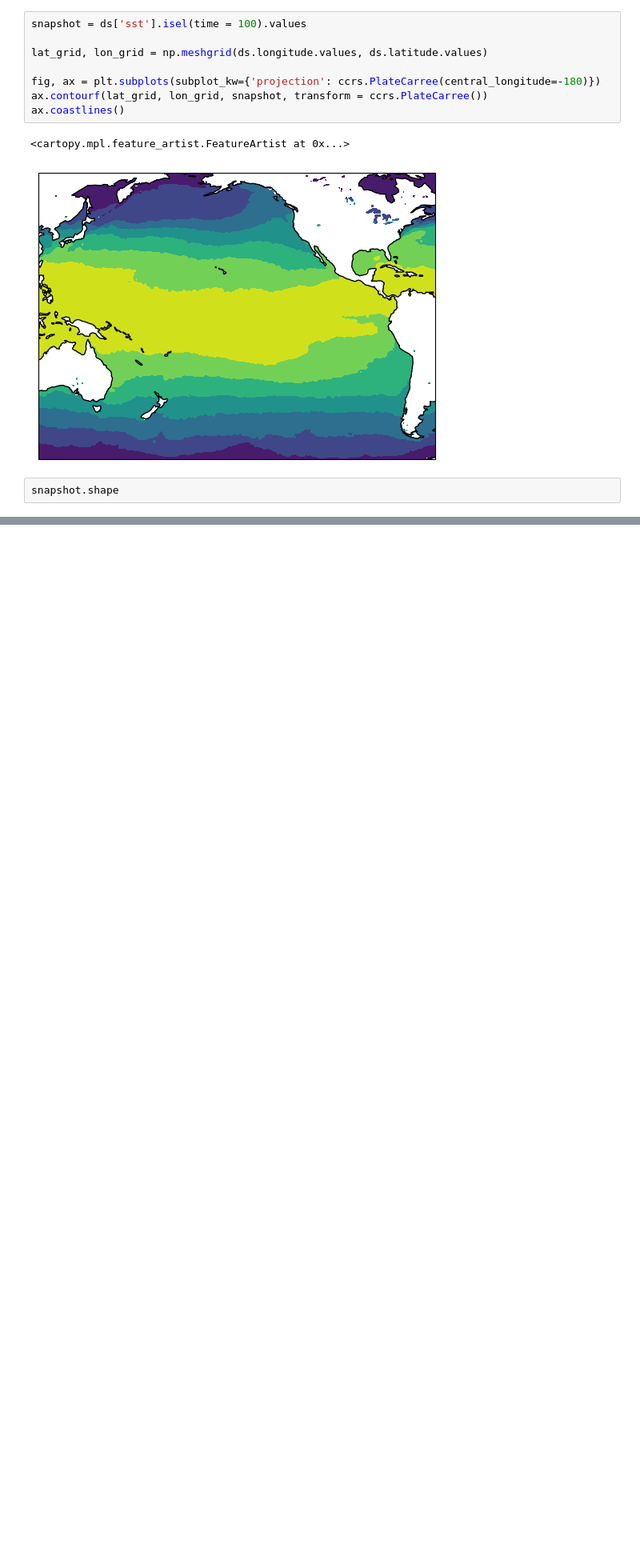
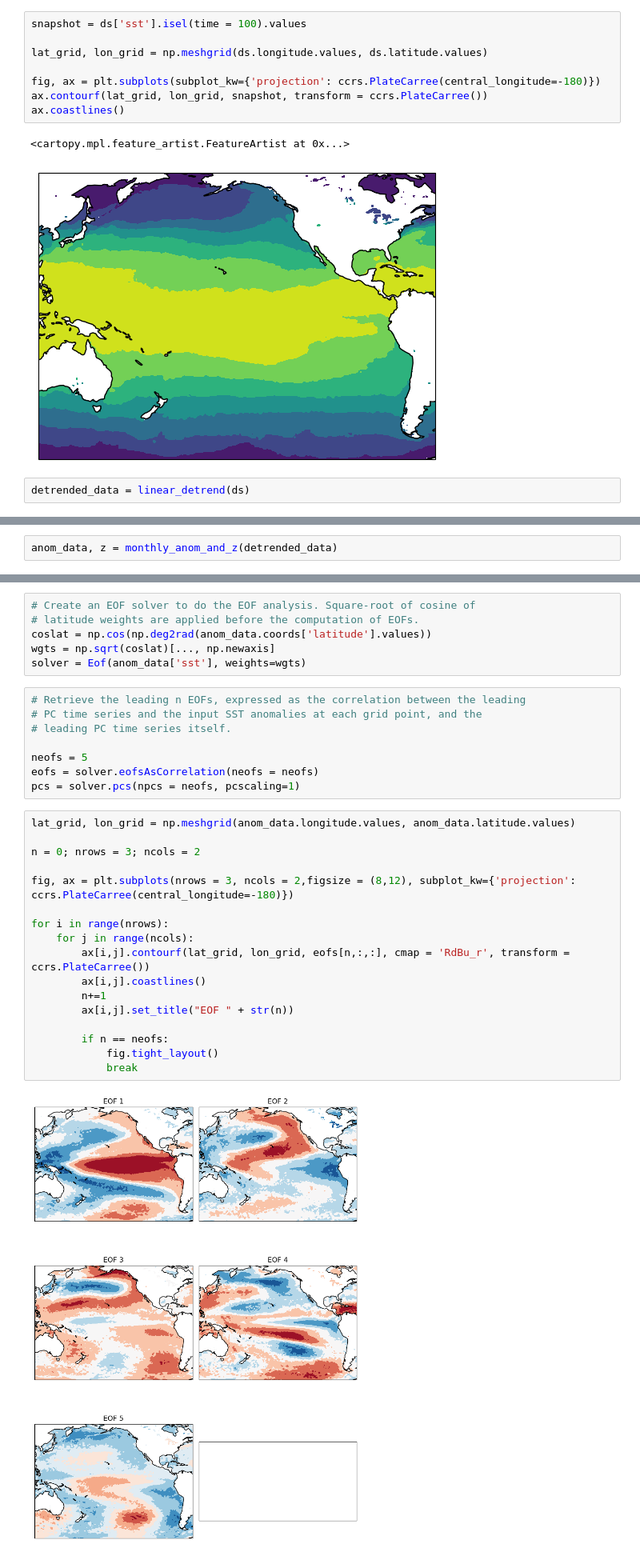
Before and after one commit to swnesbitt/ATMS-523-Module-4, a Jupyter notebook: park_solution.ipynb, the cells around one changed output, grey strips where cells are left out. Shown at 80% size. Drawn from its saved outputs; the diff is of its cells as text; blank space fills up the shorter version.

```diff
--- a/park_solution.ipynb
+++ b/park_solution.ipynb
@@ -85,4 +130,4 @@ ax.coastlines()
 <cartopy.mpl.feature_artist.FeatureArtist at 0x...>
 [figure]
 # %%
-snapshot.shape
+detrended_data = linear_detrend(ds)
@@ -90,0 +134,2 @@ snapshot.shape
+# %%
+anom_data, z = monthly_anom_and_z(detrended_data)
@@ -90,0 +153,33 @@ snapshot.shape
+# %%
+# Create an EOF solver to do the EOF analysis. Square-root of cosine of
+# latitude weights are applied before the computation of EOFs.
+coslat = np.cos(np.deg2rad(anom_data.coords['latitude'].values))
+wgts = np.sqrt(coslat)[..., np.newaxis]
+solver = Eof(anom_data['sst'], weights=wgts)
+# %%
+# Retrieve the leading n EOFs, expressed as the correlation between the leading
+# PC time series and the input SST anomalies at each grid point, and the
+# leading PC time series itself.
+
+neofs = 5
+eofs = solver.eofsAsCorrelation(neofs = neofs)
+pcs = solver.pcs(npcs = neofs, pcscaling=1)
+# %%
+lat_grid, lon_grid = np.meshgrid(anom_data.longitude.values, anom_data.latitude.values)
+
+n = 0; nrows = 3; ncols = 2
+
+fig, ax = plt.subplots(nrows = 3, ncols = 2,figsize = (8,12), subplot_kw={'projection': ccrs.PlateCarree(central_longitude=-180)})
+
+for i in range(nrows):
+    for j in range(ncols):
+        ax[i,j].contourf(lat_grid, lon_grid, eofs[n,:,:], cmap = 'RdBu_r', transform = ccrs.PlateCarree())
+        ax[i,j].coastlines()
+        n+=1
+        ax[i,j].set_title("EOF " + str(n))
+
+        if n == neofs:
+            fig.tight_layout()
+            break
+# %% [output]
+[figure, added]
```
Also changed, not shown: parts of 13 cells of this notebook, 3 other files.
